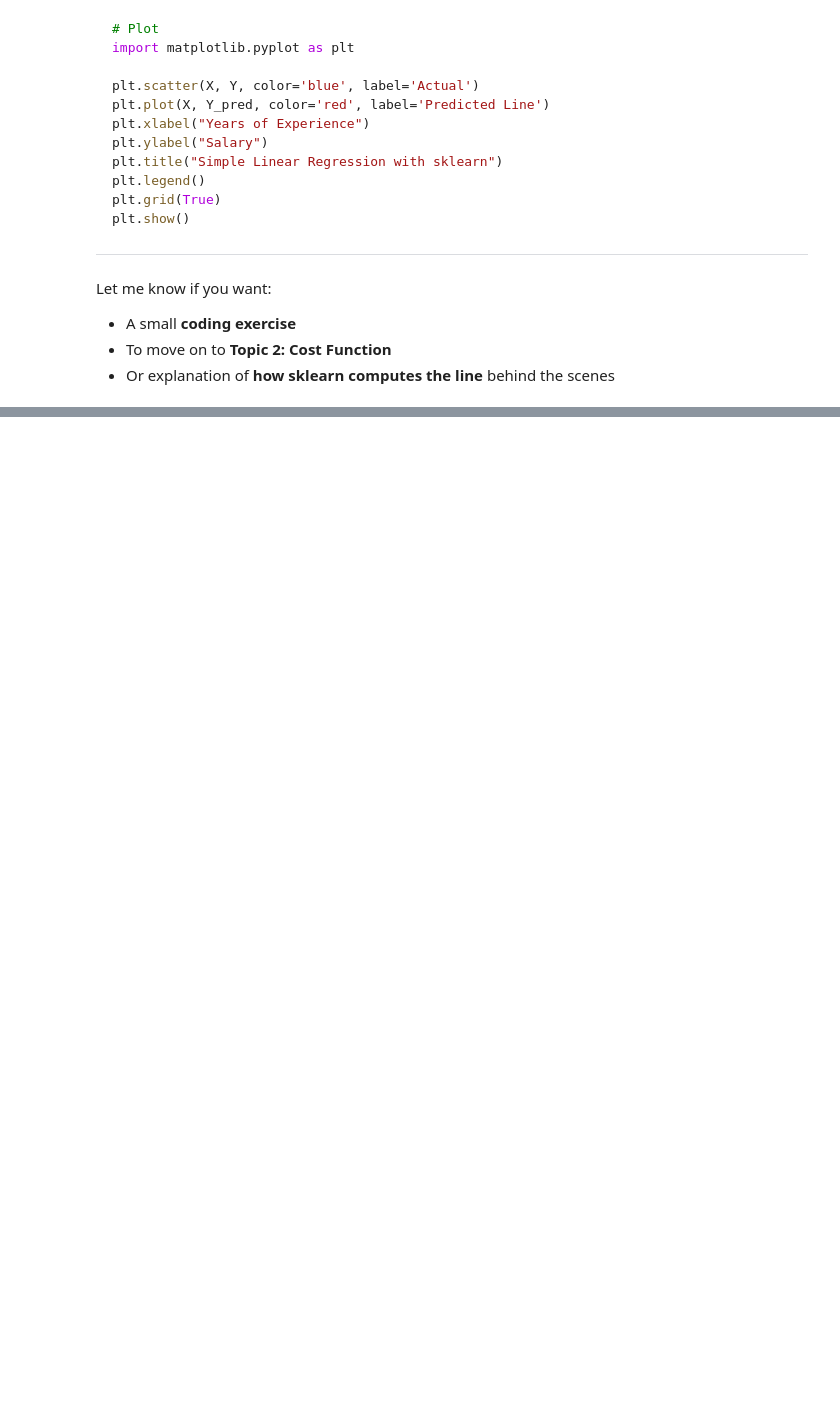
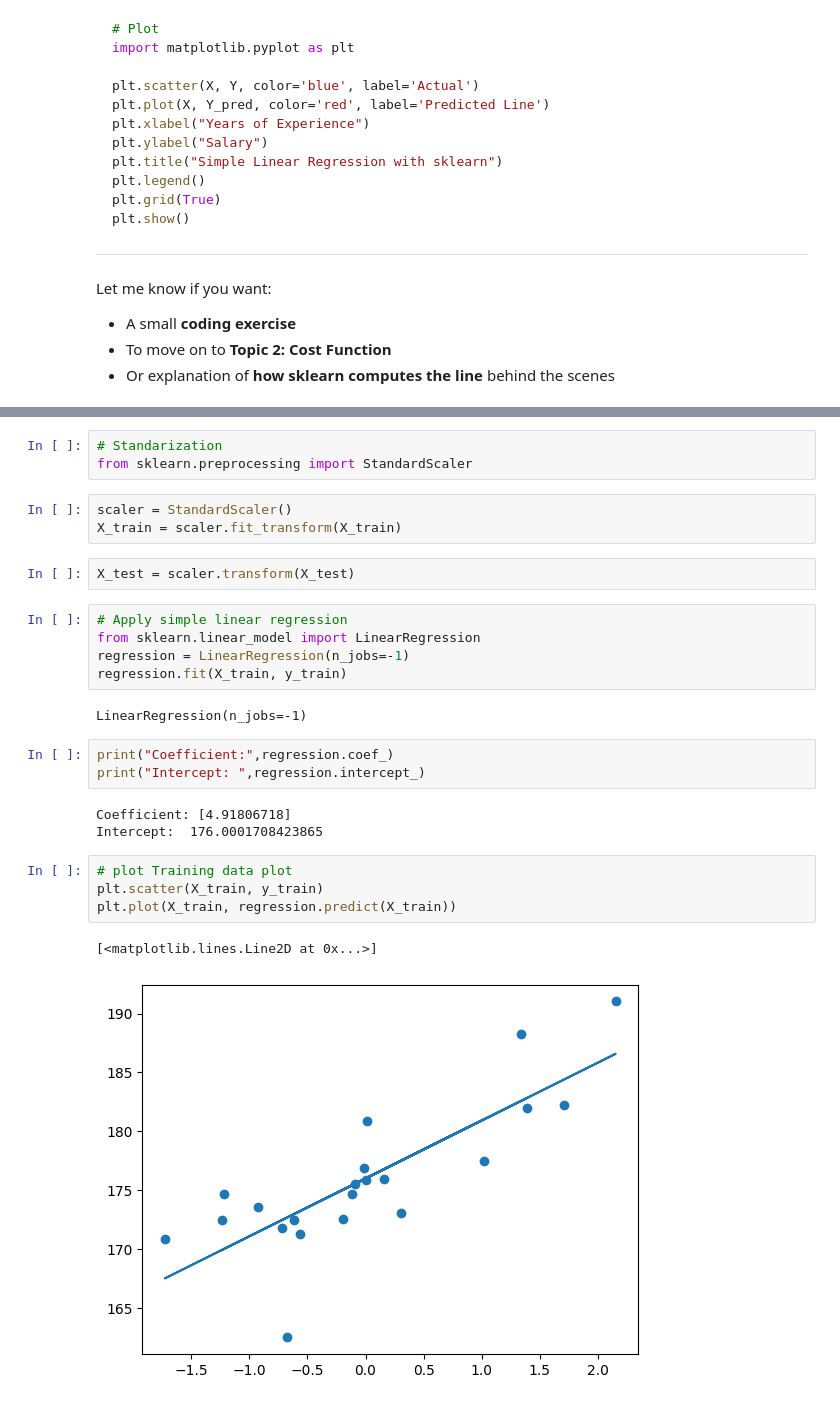
Before and after one commit to misbah1408/Data-Science-Bootcamp, a Jupyter notebook: ML/01_simple_linear_regression.ipynb.ipynb, the cells around one changed output, grey strips where cells are left out. Cells and saved outputs as stored; diff of their text form; blank space fills up the shorter version.

Commit message:
Day 04 Implementation of Simple, Multiple and polynamial Regression

```diff
--- a/ML/01_simple_linear_regression.ipynb.ipynb
+++ b/ML/01_simple_linear_regression.ipynb.ipynb
@@ -155,0 +226,28 @@ Let me know if you want:
+# %%
+# Standarization
+from sklearn.preprocessing import StandardScaler
+# %%
+scaler = StandardScaler()
+X_train = scaler.fit_transform(X_train)
+# %%
+X_test = scaler.transform(X_test)
+# %%
+# Apply simple linear regression
+from sklearn.linear_model import LinearRegression
+regression = LinearRegression(n_jobs=-1)
+regression.fit(X_train, y_train)
+# %% [output]
+LinearRegression(n_jobs=-1)
+# %%
+print("Coefficient:",regression.coef_)
+print("Intercept: ",regression.intercept_)
+# %% [output]
+Coefficient: [4.91806718]
+Intercept:  176.0001708423865
+# %%
+# plot Training data plot
+plt.scatter(X_train, y_train)
+plt.plot(X_train, regression.predict(X_train))
+# %% [output]
+[<matplotlib.lines.Line2D at 0x...>]
+[figure, added]
```
Also changed, not shown: parts of 16 cells of this notebook, 4 other files.
